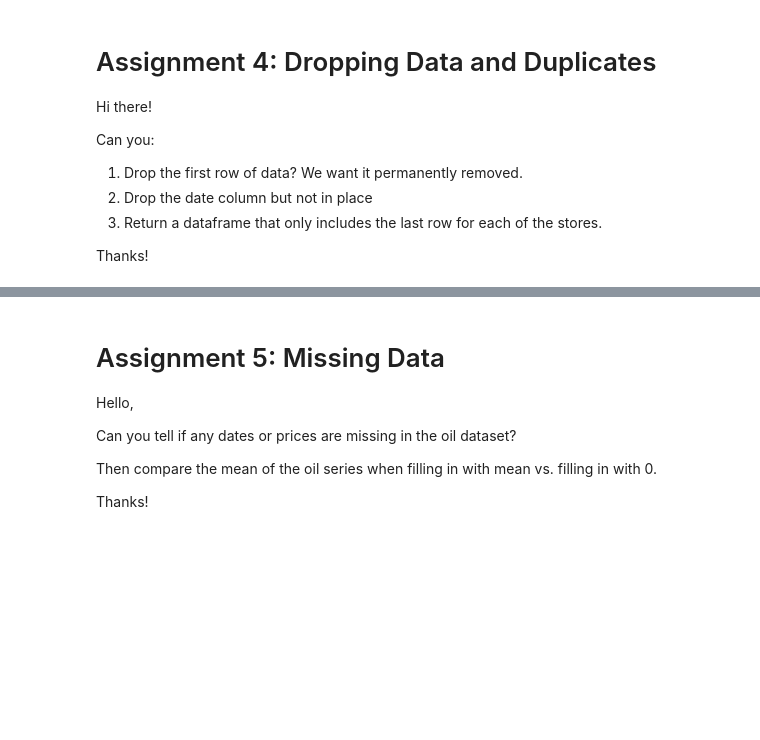
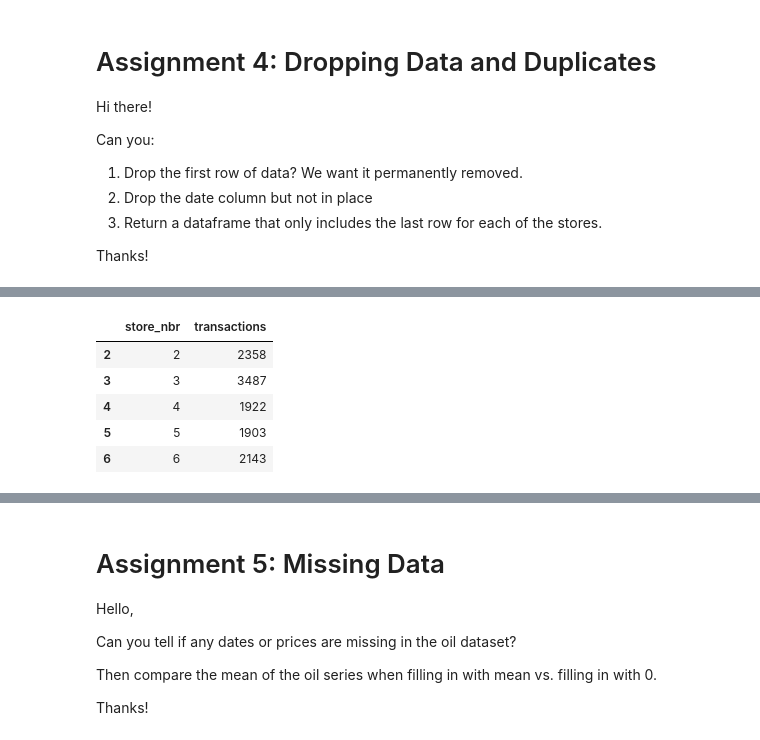
Before and after one commit to atsianis/DataframesPractice, a Jupyter notebook: section03_DataFrames.ipynb, the cells around one changed output, grey strips where cells are left out. Drawn from its saved outputs; the diff is of its cells as text; code cells hidden in the pictures; blank space fills up the shorter version.

```diff
--- a/section03_DataFrames.ipynb
+++ b/section03_DataFrames.ipynb
@@ -153,0 +172,9 @@ transactions.head()
+# %%
+transactions.drop("date", axis=1).head()
+# %% [output]
+|  | store_nbr | transactions |
+| 2 | 2 | 2358 |
+| 3 | 3 | 3487 |
+| 4 | 4 | 1922 |
+| 5 | 5 | 1903 |
+| 6 | 6 | 2143 |
```
Also changed, not shown: parts of 4 cells of this notebook.
